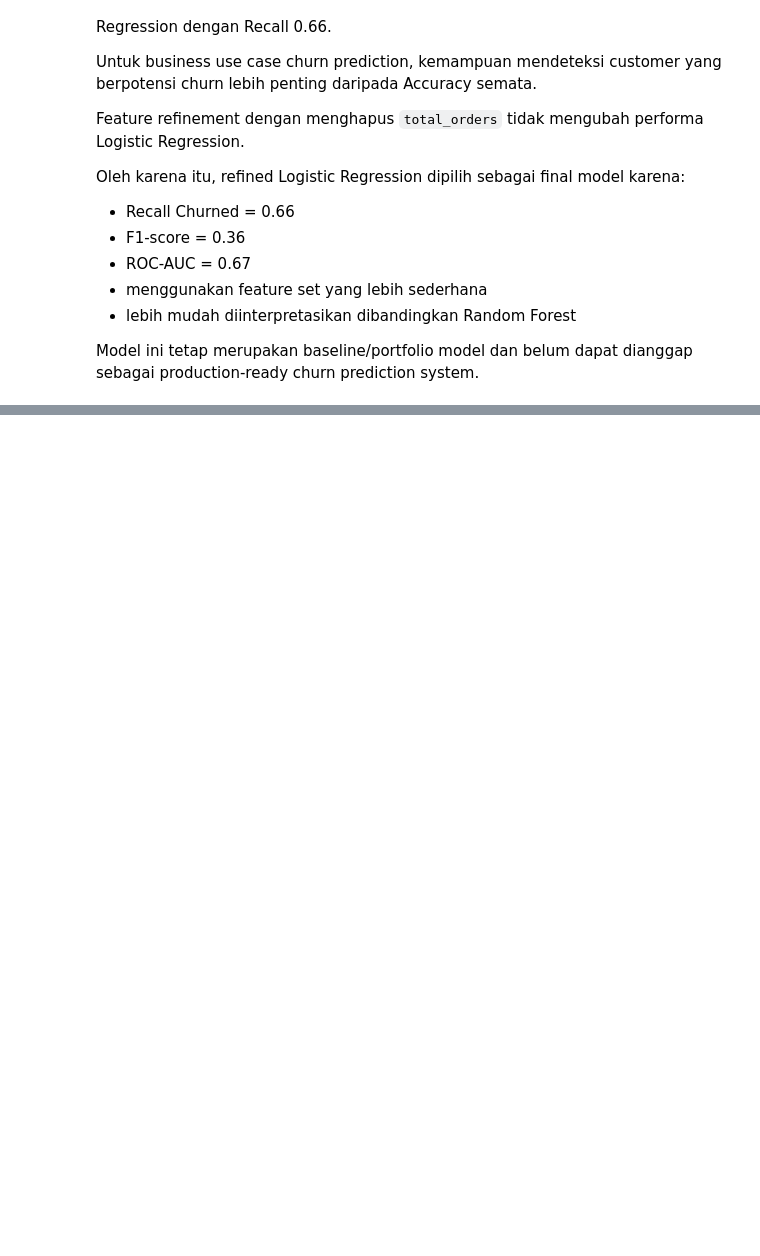
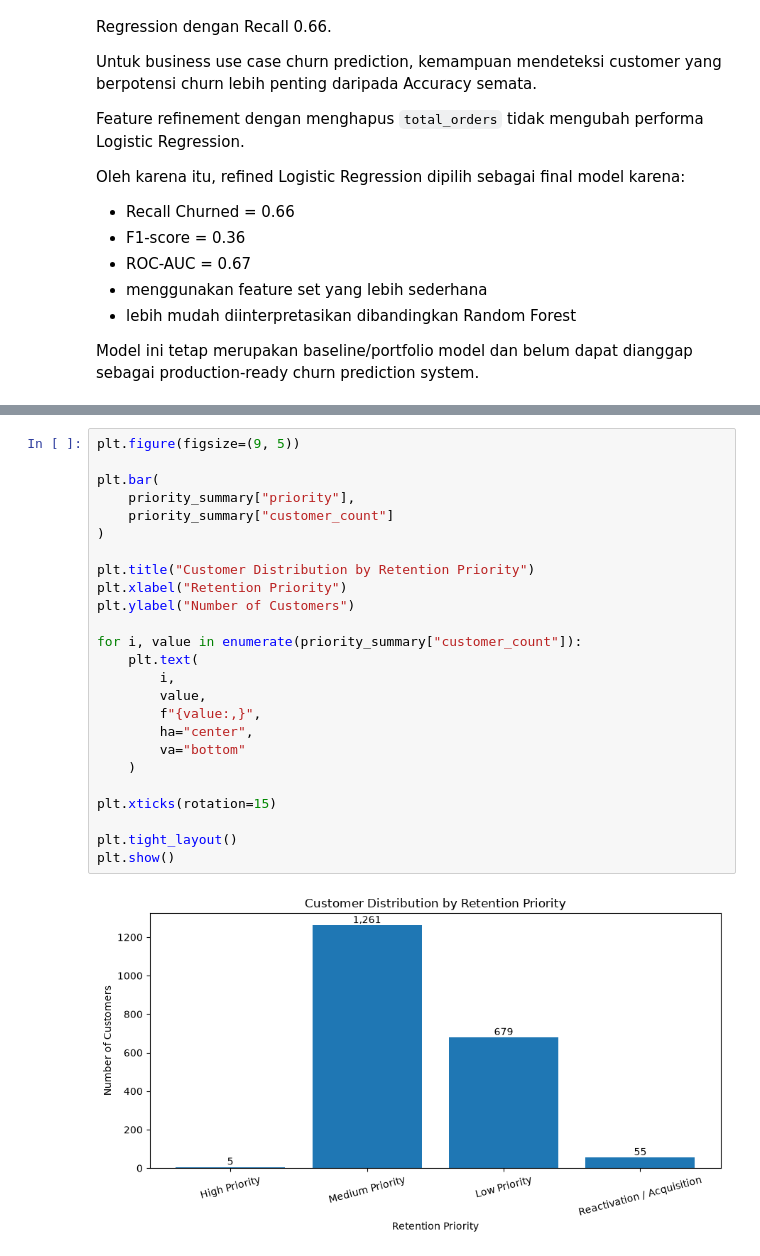
Before and after one commit to DzuNa76/ai-business-intelligence, a Jupyter notebook: notebooks/06_churn_prediction.ipynb, the cells around one changed output, grey strips where cells are left out. Cells and saved outputs as stored; diff of their text form; blank space fills up the shorter version.

```diff
--- a/notebooks/06_churn_prediction.ipynb
+++ b/notebooks/06_churn_prediction.ipynb
@@ -1527,0 +2111,27 @@ dianggap sebagai production-ready churn prediction system.
+# %%
+plt.figure(figsize=(9, 5))
+
+plt.bar(
+    priority_summary["priority"],
+    priority_summary["customer_count"]
+)
+
+plt.title("Customer Distribution by Retention Priority")
+plt.xlabel("Retention Priority")
+plt.ylabel("Number of Customers")
+
+for i, value in enumerate(priority_summary["customer_count"]):
+    plt.text(
+        i,
+        value,
+        f"{value:,}",
+        ha="center",
+        va="bottom"
+    )
+
+plt.xticks(rotation=15)
+
+plt.tight_layout()
+plt.show()
+# %% [output]
+[figure, added]
```
Also changed, not shown: parts of 17 cells of this notebook.
